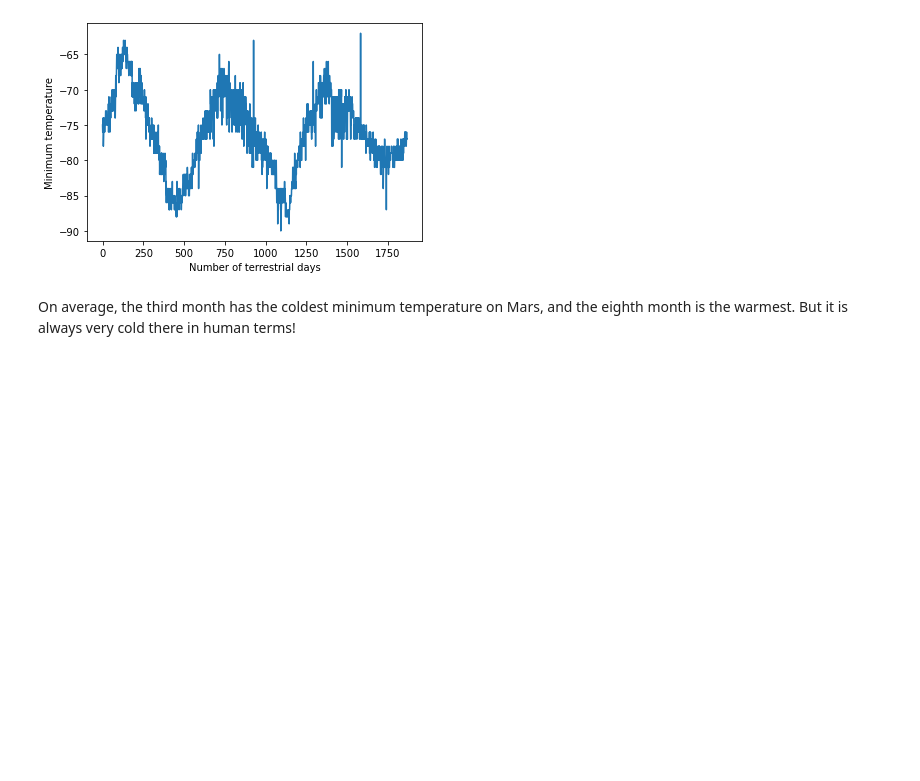
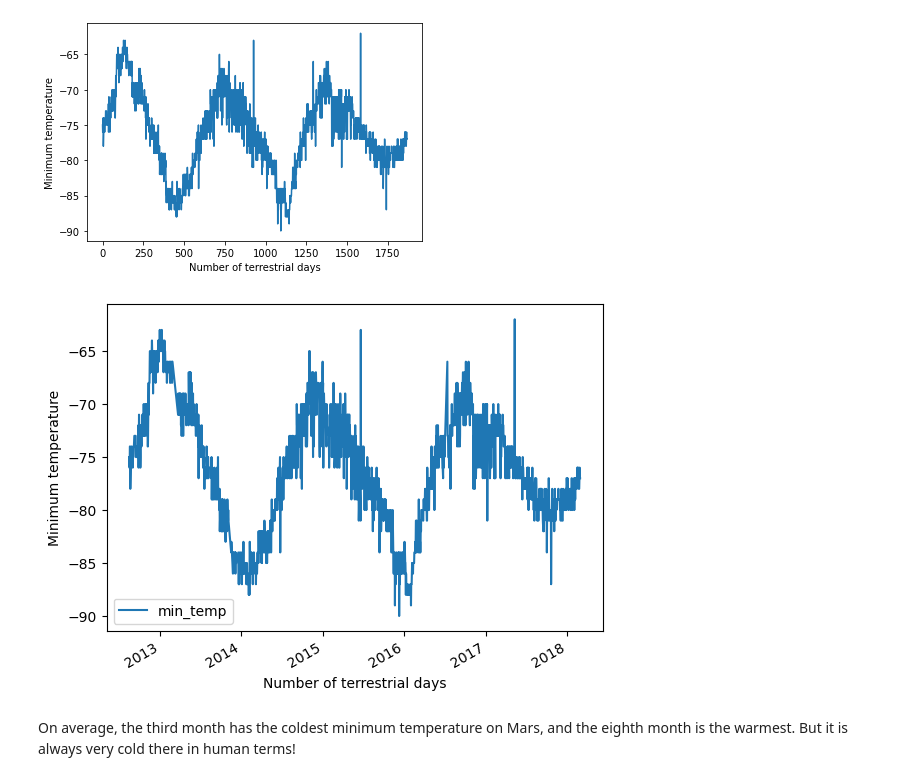
Before and after one commit to teresa-le/Mission_to_Mars, a Jupyter notebook: part_2_mars_weather.ipynb, the cells around one changed output. Saved outputs shown, nothing was run; the diff lists cells and outputs as text; code cells hidden in the pictures; blank space fills up the shorter version.

```diff
--- a/part_2_mars_weather.ipynb
+++ b/part_2_mars_weather.ipynb
@@ -321,6 +323,15 @@ plt.show()
 # 5. How many terrestrial (earth) days are there in a Martian year?
 # %% [output]
 [figure]
+# %%
+test = mars_df.set_index('terrestrial_date')
+
+test.plot(y='min_temp', ylabel='Minimum temperature', xlabel ="Number of terrestrial days")
+
+# Show the chart
+plt.show()
+# %% [output]
+[figure, added]
 # %% [markdown]
 On average, the third month has the coldest minimum temperature on Mars, and the eighth month is the warmest. But it is always very cold there in human terms!
 # %% [markdown]
```
Also changed, not shown: parts of 1 cell of this notebook.
